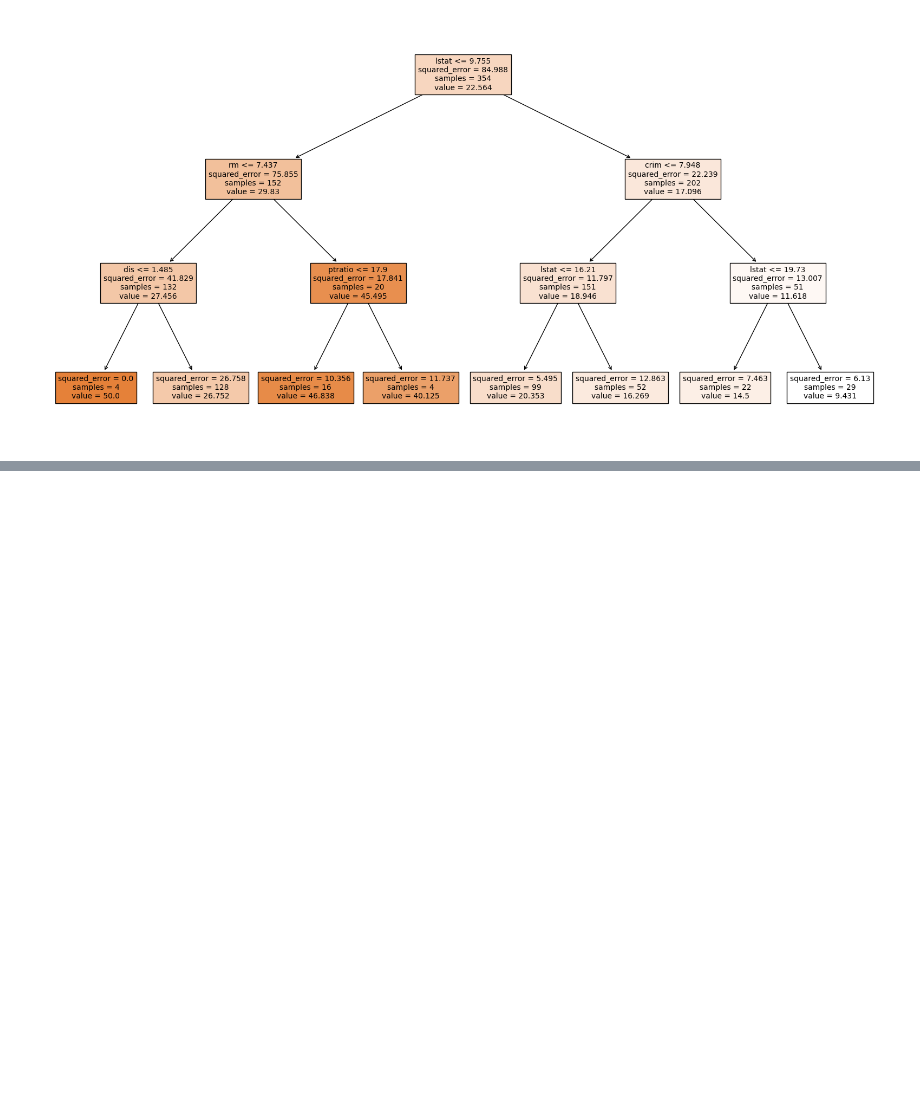
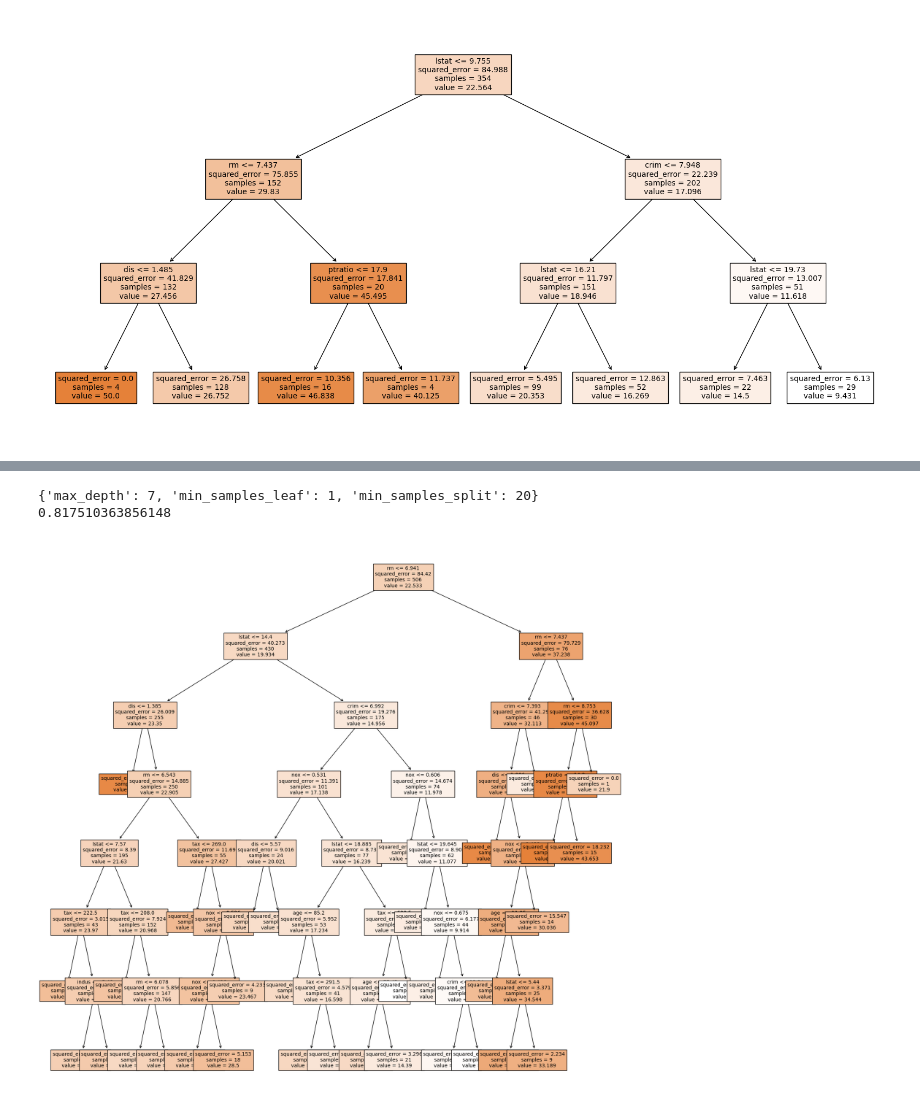
Before and after one commit to darsh996/Practical_Machine_Learning, a Jupyter notebook: Decision_Tree_Regressor(follow this).ipynb, the cells around one changed output, grey strips where cells are left out. Cells and saved outputs as stored; diff of their text form; code cells hidden in the pictures; blank space fills up the shorter version.

```diff
--- a/Decision_Tree_Regressor(follow this).ipynb
+++ b/Decision_Tree_Regressor(follow this).ipynb
@@ -143,0 +94,2 @@ verbose3:{'max_depth': 7, 'min_samples_leaf': 1, 'min_samples_split': 20}
+# %%
+gcvg = GridSearchCV(dtrg,param_grid=params,cv=kfold,scoring='r2',verbose=3)#if we dont pass scoring default=r2#verbose for status update
@@ -143,0 +122,6 @@ verbose3:{'max_depth': 7, 'min_samples_leaf': 1, 'min_samples_split': 20}
+# %%
+print(gcvg.best_params_)
+print(gcvg.best_score_)
+# %% [output]
+{'max_depth': 7, 'min_samples_leaf': 1, 'min_samples_split': 20}
+0.817510363856148
@@ -143,0 +130,7 @@ verbose3:{'max_depth': 7, 'min_samples_leaf': 1, 'min_samples_split': 20}
+# %%
+plt.figure(figsize=(20,20))
+plot_tree(best_model,feature_names=list(X.columns),
+         filled=True,fontsize=10)
+plt.show()
+# %% [output]
+[figure, added]
```
Also changed, not shown: parts of 24 cells of this notebook, 2 other files.
